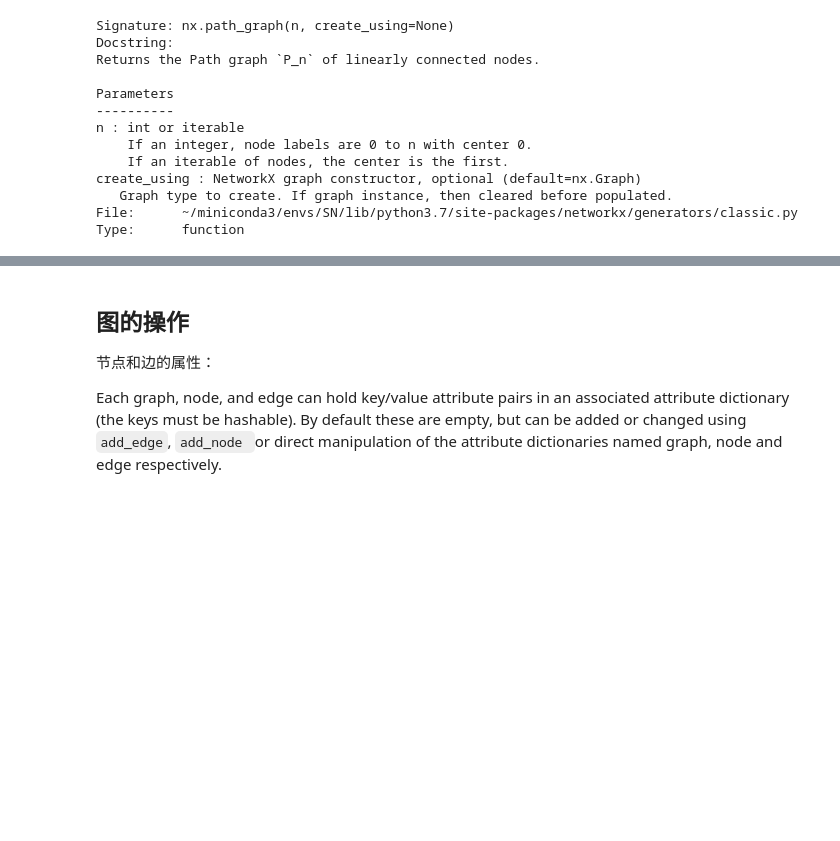
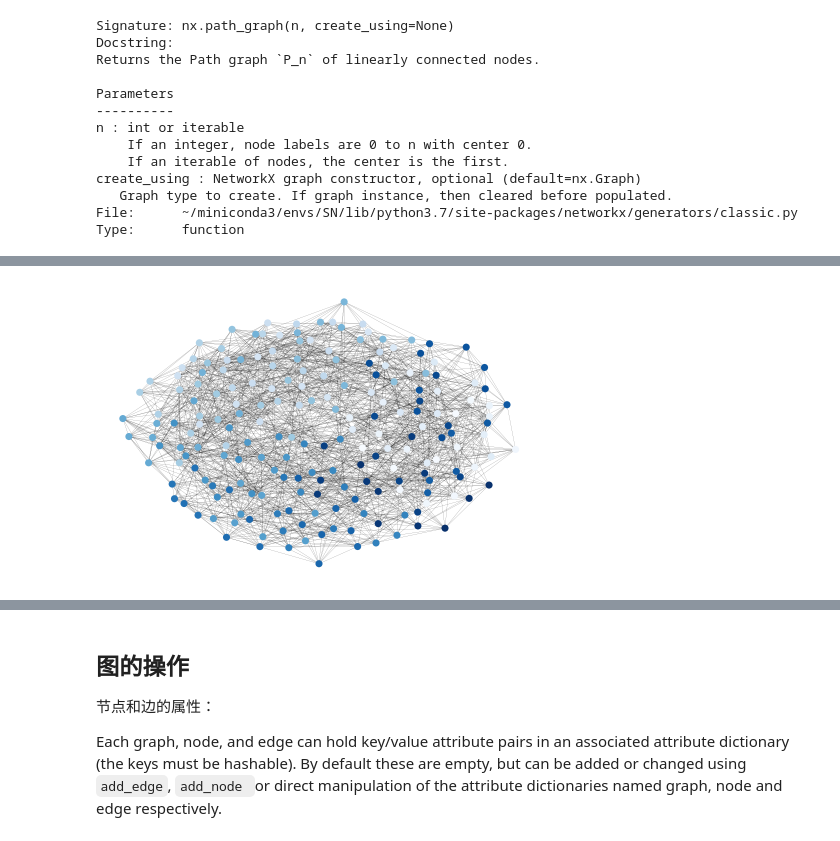
Before and after one commit to kuntung/SocialNetworkAnalysis, a Jupyter notebook: NetworkxNotes/basisNetworkx.ipynb, the cells around one changed output, grey strips where cells are left out. Saved outputs shown, nothing was run; the diff lists cells and outputs as text; code cells hidden in the pictures; blank space fills up the shorter version.

```diff
--- a/NetworkxNotes/basisNetworkx.ipynb
+++ b/NetworkxNotes/basisNetworkx.ipynb
@@ -59,0 +135,6 @@ Type:      function
+# %%
+#networkx.drawing.layout.kamada_kawai_layout
+pos4 = nx.kamada_kawai_layout(G);
+nx.draw(G, pos4, **options)
+# %% [output]
+[figure, added]
```
Also changed, not shown: parts of 20 cells of this notebook, 6 other files.
